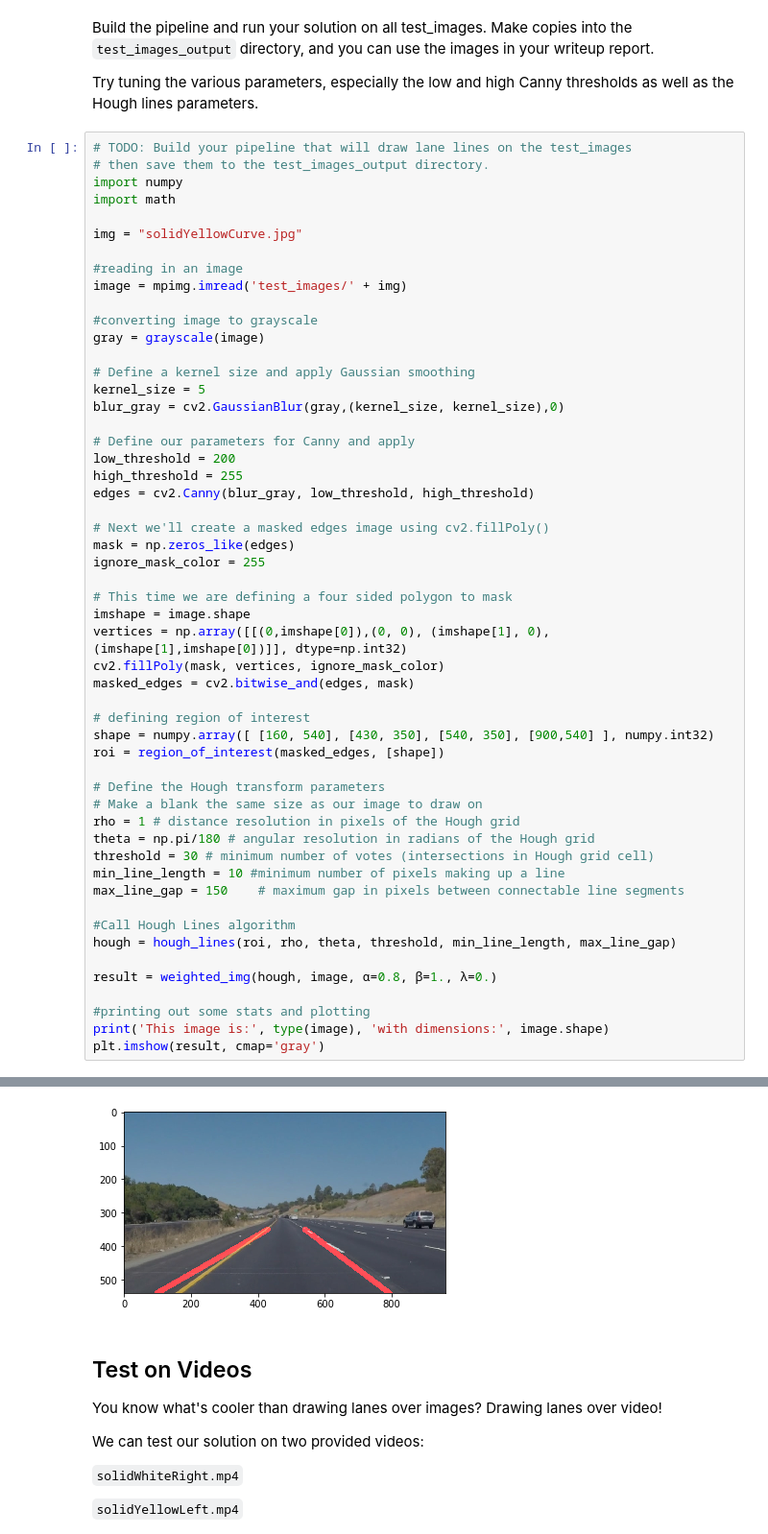
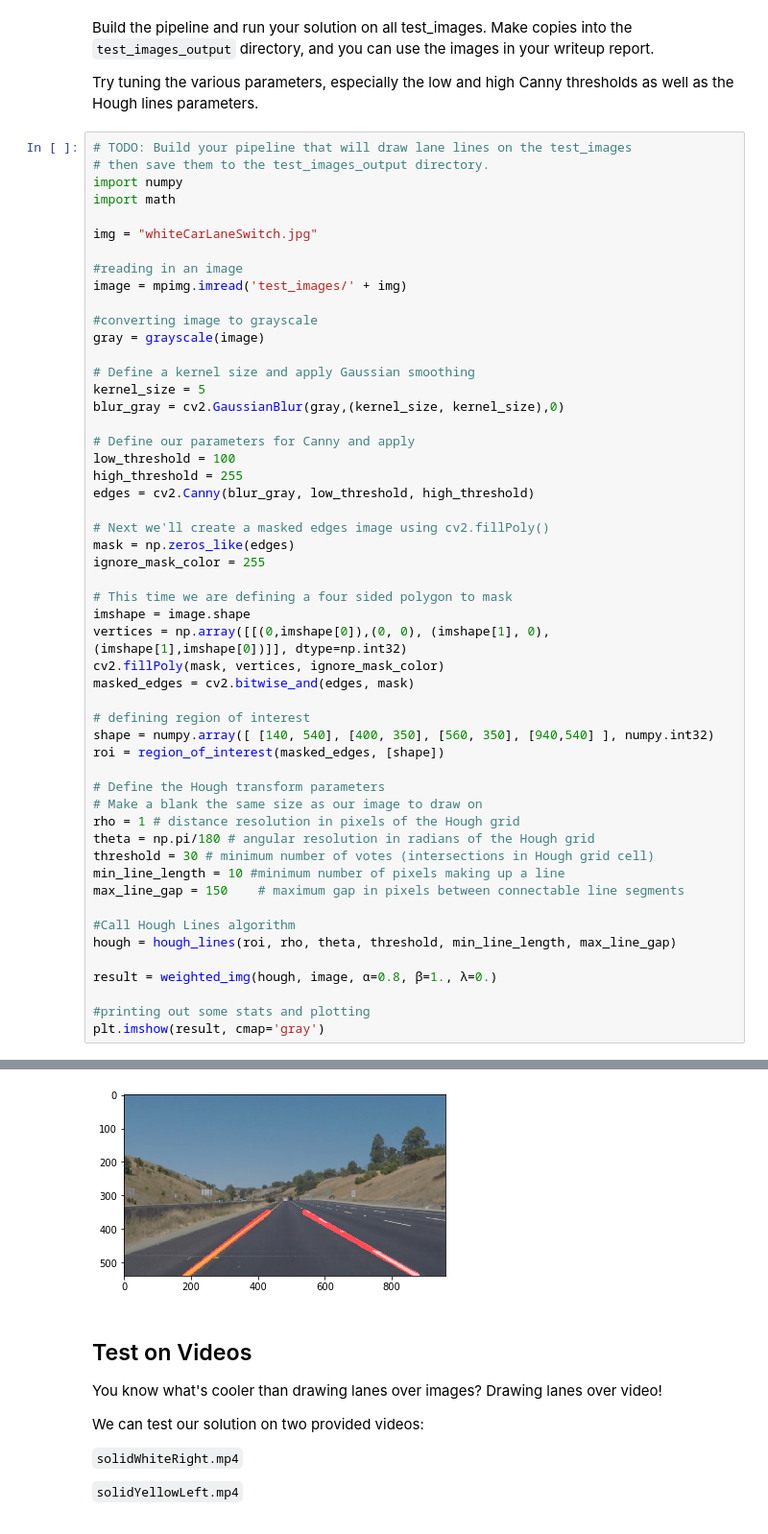
Before and after one commit to kimasenbeck/LaneDetection, a Jupyter notebook: P1.ipynb, the cells around one changed output, grey strips where cells are left out. Shown at 96% size. Saved outputs shown, nothing was run; the diff lists cells and outputs as text.

```diff
--- a/P1.ipynb
+++ b/P1.ipynb
@@ -259,7 +244,7 @@ Try tuning the various parameters, especially the low and high Canny thresholds
 import numpy
 import math
 
-img = "solidYellowCurve.jpg"
+img = "whiteCarLaneSwitch.jpg"
 
 #reading in an image
 image = mpimg.imread('test_images/' + img)
@@ -272,7 +257,7 @@ kernel_size = 5
 blur_gray = cv2.GaussianBlur(gray,(kernel_size, kernel_size),0)
 
 # Define our parameters for Canny and apply
-low_threshold = 200
+low_threshold = 100
 high_threshold = 255
 edges = cv2.Canny(blur_gray, low_threshold, high_threshold)
 
@@ -287,7 +272,7 @@ cv2.fillPoly(mask, vertices, ignore_mask_color)
 masked_edges = cv2.bitwise_and(edges, mask)
 
 # defining region of interest
-shape = numpy.array([ [160, 540], [430, 350], [540, 350], [900,540] ], numpy.int32)
+shape = numpy.array([ [140, 540], [400, 350], [560, 350], [940,540] ], numpy.int32)
 roi = region_of_interest(masked_edges, [shape])
 
 # Define the Hough transform parameters
@@ -304,6 +289,5 @@ hough = hough_lines(roi, rho, theta, threshold, min_line_length, max_line_gap)
 result = weighted_img(hough, image, α=0.8, β=1., λ=0.)
 
 #printing out some stats and plotting
-print('This image is:', type(image), 'with dimensions:', image.shape)
 plt.imshow(result, cmap='gray')
 # %% [output]
@@ -314,4 +295,4 @@ This image is: <class 'numpy.ndarray'> with dimensions: (540, 960, 3)
-[figure, old version]
+[figure, new version]
 # %% [markdown]
 ## Test on Videos
 
```
Also changed, not shown: parts of 6 cells of this notebook, 3 other files.
